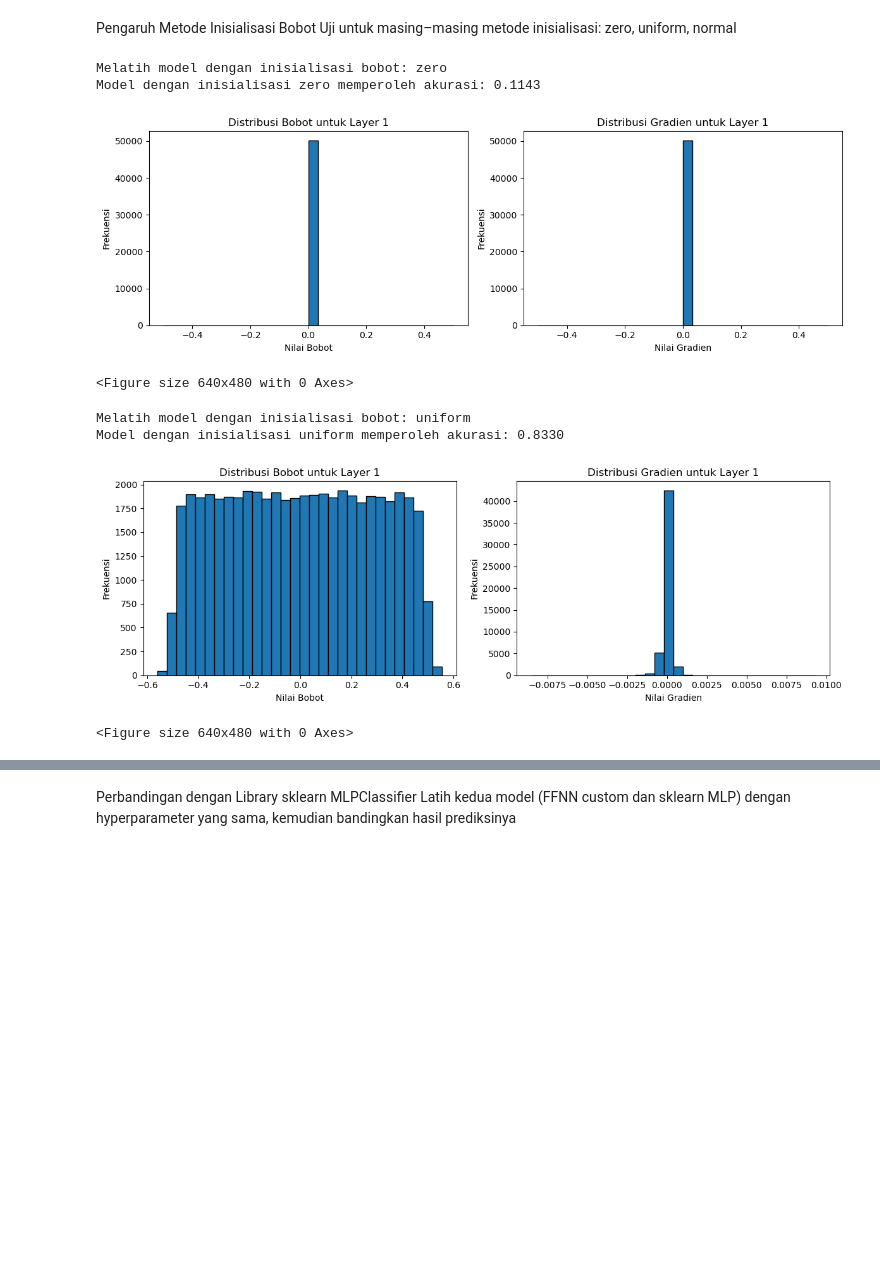
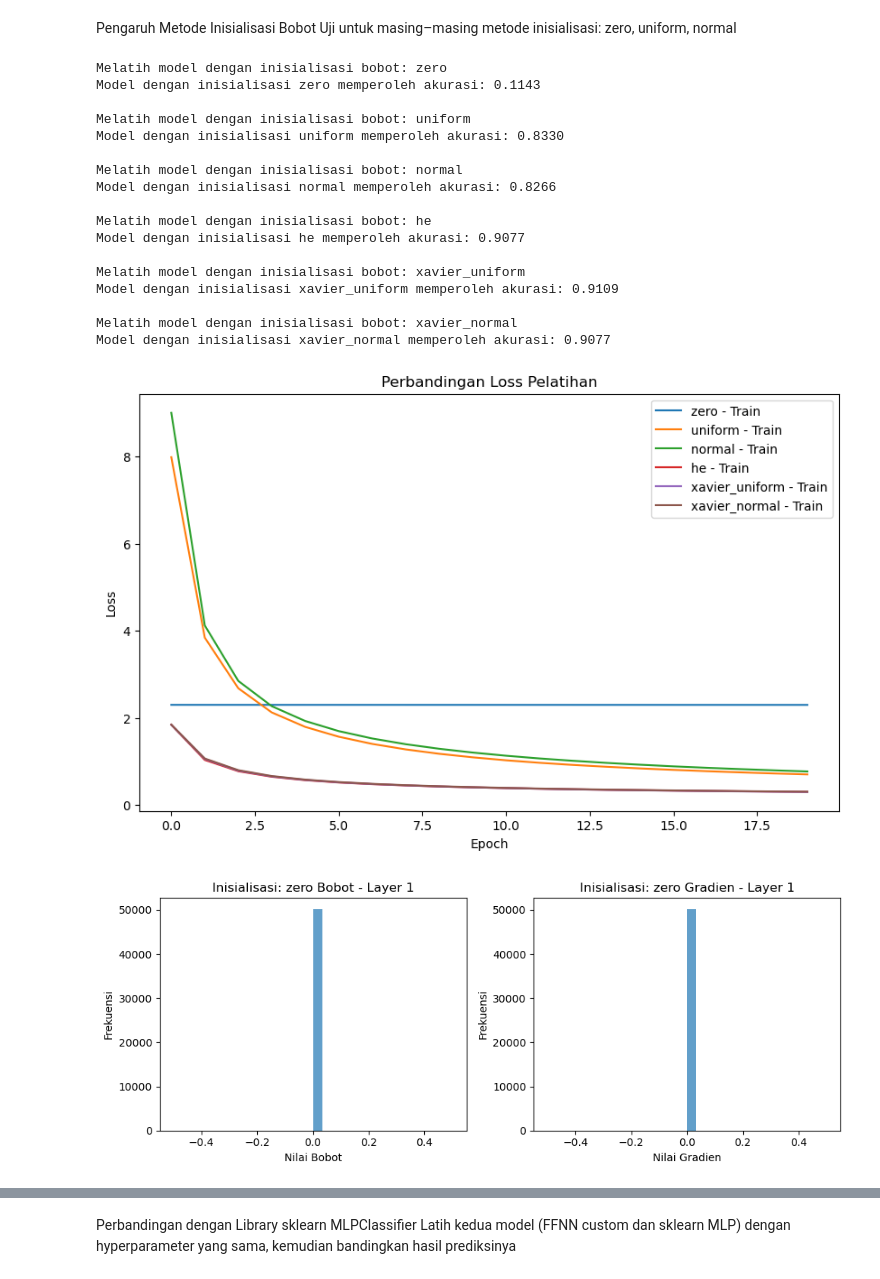
Before and after one commit to wegeh/Tubes-1-IF3270, a Jupyter notebook: src/main.ipynb, the cells around one changed output, grey strips where cells are left out. Cells and saved outputs as stored; diff of their text form; code cells hidden in the pictures; blank space fills up the shorter version.

```diff
--- a/src/main.ipynb
+++ b/src/main.ipynb
@@ -297,7 +329,6 @@ Model dengan aktivasi tanh memperoleh akurasi: 0.8967
 Pengaruh Variasi Learning Rate
 Lakukan tiga variasi learning rate dan bandingkan hasilnya
 # %%
-# Code Block 5: Uji pengaruh variasi learning rate
 import numpy as np
 import matplotlib.pyplot as plt
 from ffnn import FFNN
@@ -340,19 +371,16 @@ for lr in learning_rates:
     results_lr[lr] = {'accuracy': accuracy, 'history': history}
     print(f"Model dengan learning rate {lr} memperoleh akurasi: {accuracy:.4f}")
 
-    # Plot distribusi bobot dan gradien pada hidden layer (misal: layer 1)
-    model.plot_weight_and_gradient_distribution([1])
-    plt.suptitle(f"Distribusi Bobot dan Gradien (Learning Rate: {lr})")
-    plt.show()
+    # Panggil fungsi plotting untuk semua layer
+    plot_weight_gradient_distribution(model, title_prefix=f"Learning Rate: {lr}")
 
 # Plot grafik loss pelatihan & validasi untuk tiap variasi learning rate
 plt.figure(figsize=(10, 6))
 for lr in learning_rates:
     plt.plot(results_lr[lr]['history']['train_loss'], label=f'LR {lr} Train')
-    plt.plot(results_lr[lr]['history']['val_loss'], label=f'LR {lr} Val', linestyle='--')
 plt.xlabel('Epoch')
 plt.ylabel('Loss')
-plt.title('Loss Pelatihan & Validasi untuk Variasi Learning Rate')
+plt.title('Loss Pelatihan untuk Variasi Learning Rate')
 plt.legend()
 plt.show()
 # %% [output]
@@ -373,19 +401,22 @@ Model dengan learning rate 0.1 memperoleh akurasi: 0.9530
 Pengaruh Metode Inisialisasi Bobot
 Uji untuk masing–masing metode inisialisasi: zero, uniform, normal
 # %%
-# Code Block 6: Uji pengaruh metode inisialisasi bobot
 import numpy as np
 import matplotlib.pyplot as plt
 from ffnn import FFNN
 from activation import relu, softmax
-from initialization import init_weights_zero, init_weights_uniform, init_weights_normal, init_weights_he
+from initialization import (init_weights_zero, init_weights_uniform,
+                            init_weights_normal, init_weights_he,
+                            init_weights_xavier_uniform, init_weights_xavier_normal)
 from loss import categorical_cross_entropy_loss, d_categorical_cross_entropy_loss
 
 init_methods = {
     'zero': init_weights_zero,
     'uniform': init_weights_uniform,
     'normal': init_weights_normal,
-    'he': init_weights_he
+    'he': init_weights_he,
+    'xavier_uniform': init_weights_xavier_uniform,
+    'xavier_normal': init_weights_xavier_normal
 }
 
 input_dim = 784
@@ -395,63 +426,78 @@ epochs = 20
 batch_size = 32
 learning_rate = 0.01
 
-results_init = {}
+models = []
+histories = []
+labels = []
 
 for name, init_func in init_methods.items():
-    print(f"Melatih model dengan inisialisasi bobot: {name}")
+    print(f"\nMelatih model dengan inisialisasi bobot: {name}")
     layers = [input_dim, hidden_dim, output_dim]
     activations = [relu, softmax]
 
-    # Tentukan parameter inisialisasi sesuai metode
     if name == 'zero':
         init_params = {}
     elif name == 'uniform':
         init_params = {'lower_bound': -0.5, 'upper_bound': 0.5, 'seed': 42}
     elif name == 'normal':
         init_params = {'mean': 0.0, 'variance': 0.1, 'seed': 42}
     elif name == 'he':
         init_params = {'lower_bound': 0, 'upper_bound': 0.5, 'seed': 42}
+    elif name == 'xavier_uniform':
+        init_params = {'seed': 42}
+    elif name == 'xavier_normal':
+        init_params = {'seed': 42}
 
     model = FFNN(layers=layers,
                  activations=activations,
                  loss_func=categorical_cross_entropy_loss,
                  loss_grad=d_categorical_cross_entropy_loss,
                  init_method=init_func,
                  init_params=init_params)
 
     history = model.train(X_train, y_train, X_val, y_val,
                           batch_size=batch_size, epochs=epochs,
                           learning_rate=learning_rate, verbose=0)
 
+    models.append(model)
+    histories.append(history)
+    labels.append(name)
+
     y_pred = model.forward(X_val)
     final_pred = np.argmax(y_pred, axis=1)
     true_labels = np.argmax(y_val, axis=1)
     accuracy = np.mean(final_pred == true_labels)
-
-    results_init[name] = {'accuracy': accuracy, 'history': history}
     print(f"Model dengan inisialisasi {name} memperoleh akurasi: {accuracy:.4f}")
 
-    # Plot distribusi bobot dan gradien pada hidden layer (misal: layer 1)
-    model.plot_weight_and_gradient_distribution([1])
-    plt.suptitle(f"Distribusi Bobot dan Gradien ({name} Initialization)")
-    plt.show()
-
-# Plot grafik loss pelatihan & validasi untuk tiap metode inisialisasi
+# Plot perbandingan loss pelatihan & validasi untuk semua model
 plt.figure(figsize=(10, 6))
-for name in init_methods.keys():
-    plt.plot(results_init[name]['history']['train_loss'], label=f'{name} Train')
-    plt.plot(results_init[name]['history']['val_loss'], label=f'{name} Val', linestyle='--')
-plt.xlabel('Epoch')
-plt.ylabel('Loss')
-plt.title('Loss Pelatihan & Validasi untuk Metode Inisialisasi Bobot')
+for i, label in enumerate(labels):
+    plt.plot(histories[i]["train_loss"], label=f"{label} - Train")
+plt.title("Perbandingan Loss Pelatihan")
+plt.xlabel("Epoch")
+plt.ylabel("Loss")
 plt.legend()
 plt.show()
+
+for i, model in enumerate(models):
+    plot_weight_gradient_distribution(model, title_prefix=f"Inisialisasi: {labels[i]}")
 # %% [output]
 Melatih model dengan inisialisasi bobot: zero
 Model dengan inisialisasi zero memperoleh akurasi: 0.1143
+
+Melatih model dengan inisialisasi bobot: uniform
+Model dengan inisialisasi uniform memperoleh akurasi: 0.8330
+
+Melatih model dengan inisialisasi bobot: normal
+Model dengan inisialisasi normal memperoleh akurasi: 0.8266
+
+Melatih model dengan inisialisasi bobot: he
+Model dengan inisialisasi he memperoleh akurasi: 0.9077
+
+Melatih model dengan inisialisasi bobot: xavier_uniform
+Model dengan inisialisasi xavier_uniform memperoleh akurasi: 0.9109
+
+Melatih model dengan inisialisasi bobot: xavier_normal
+Model dengan inisialisasi xavier_normal memperoleh akurasi: 0.9077
-[figure, old version]
+[figure, new version]
-<Figure size 640x480 with 0 Axes>
-Melatih model dengan inisialisasi bobot: uniform
-Model dengan inisialisasi uniform memperoleh akurasi: 0.8330
-[figure, old version]
+[figure, new version]
-<Figure size 640x480 with 0 Axes>
```
Also changed, not shown: parts of 9 cells of this notebook.
